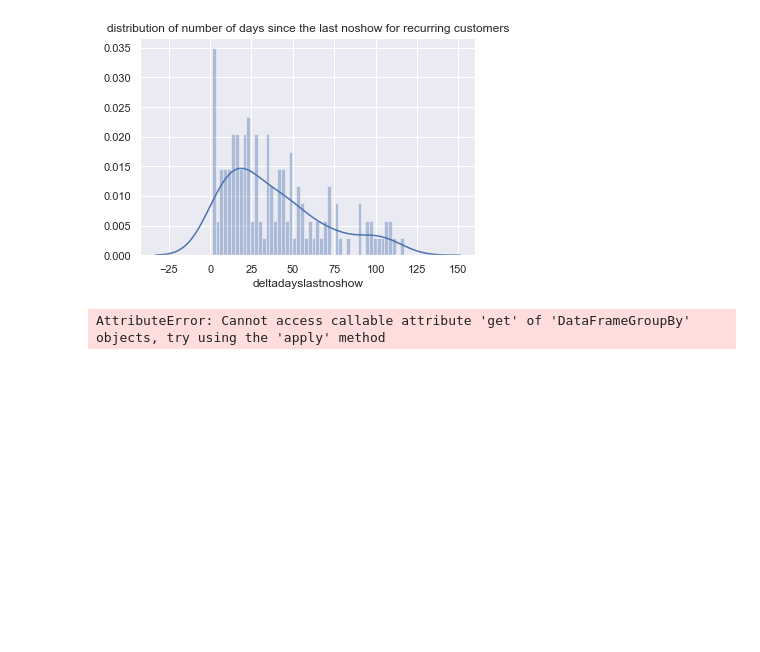
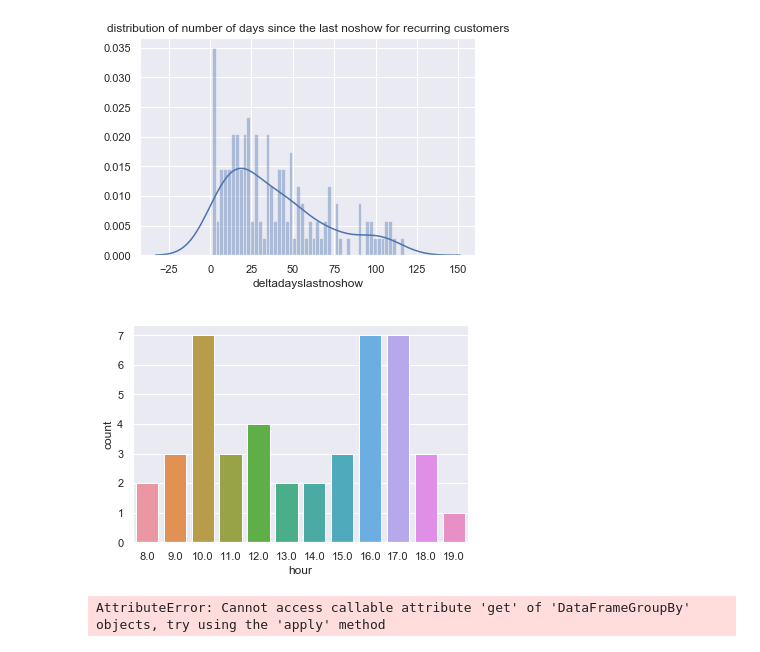
Before and after one commit to ericma007/p1, a Jupyter notebook: notebooks/Hair Salon Exploratory Data Analysis .ipynb, the cells around one changed output. Cells and saved outputs as stored; diff of their text form; code cells hidden in the pictures; blank space fills up the shorter version.

```diff
--- a/notebooks/Hair Salon Exploratory Data Analysis .ipynb
+++ b/notebooks/Hair Salon Exploratory Data Analysis .ipynb
@@ -228,6 +228,11 @@ plt.title("distribution of number of days since the last noshow for recurring cu
 ax=sns.distplot(df3.deltadayslastnoshow,norm_hist=True,bins=50)
 # %% [output]
 [figure]
+# %%
+df=supermulti.copy()
+ax = sns.countplot(x="hour",data=df[(df.noshowflag==1)])
+# %% [output]
+[figure, added]
 # %%
 allcolumns=superbooking.columns
 columnstoremove=['client', 'staff', 'service',
```
Also changed, not shown: parts of 4 cells of this notebook, 3 other files.
